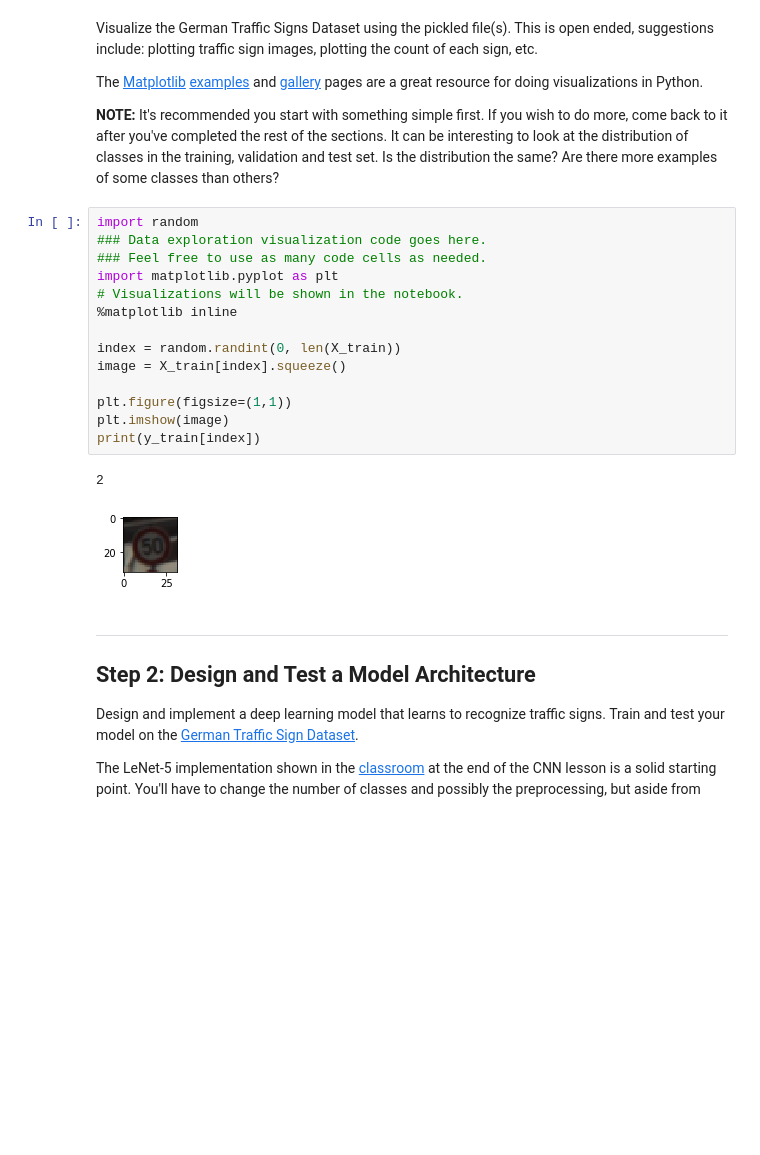
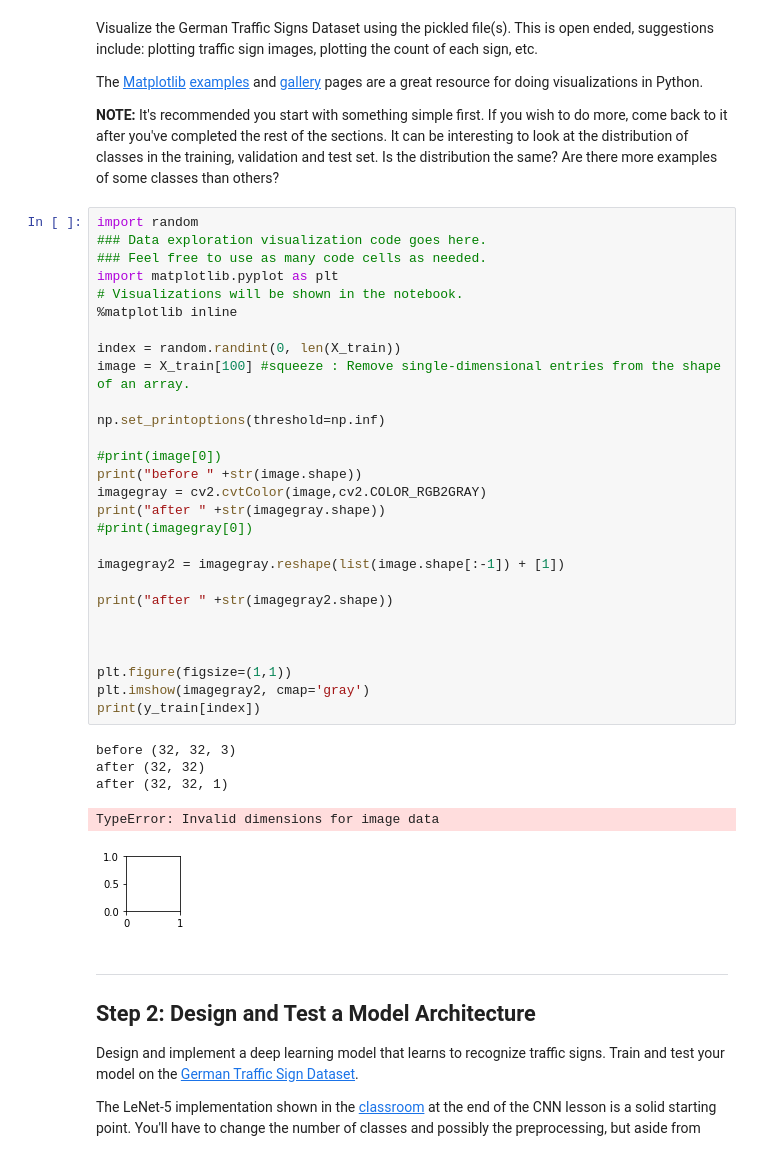
Before and after one commit to seanjmcm/TrafficSign, a Jupyter notebook: Traffic_Sign_Classifier.ipynb, the cells around one changed output. Cells and saved outputs as stored; diff of their text form; blank space fills up the shorter version.

```diff
--- a/Traffic_Sign_Classifier.ipynb
+++ b/Traffic_Sign_Classifier.ipynb
@@ -101,20 +102,37 @@ The [Matplotlib](http://matplotlib.org/) [examples](http://matplotlib.org/exampl
 # %%
 import random
 ### Data exploration visualization code goes here.
 ### Feel free to use as many code cells as needed.
 import matplotlib.pyplot as plt
 # Visualizations will be shown in the notebook.
 %matplotlib inline
 
 index = random.randint(0, len(X_train))
-image = X_train[index].squeeze()
+image = X_train[100] #squeeze : Remove single-dimensional entries from the shape of an array.
+
+np.set_printoptions(threshold=np.inf)
+
+#print(image[0])
+print("before " +str(image.shape))
+imagegray = cv2.cvtColor(image,cv2.COLOR_RGB2GRAY)
+print("after " +str(imagegray.shape))
+#print(imagegray[0])
+
+imagegray2 = imagegray.reshape(list(image.shape[:-1]) + [1])
+
+print("after " +str(imagegray2.shape))
+
+
 
 plt.figure(figsize=(1,1))
-plt.imshow(image)
+plt.imshow(imagegray2, cmap='gray')
 print(y_train[index])
 # %% [output]
-2
+before (32, 32, 3)
+after (32, 32)
+after (32, 32, 1)
+TypeError: Invalid dimensions for image data
-[figure, old version]
+[figure, new version]
 # %% [markdown]
 ----
 
```
Also changed, not shown: parts of 5 cells of this notebook.
